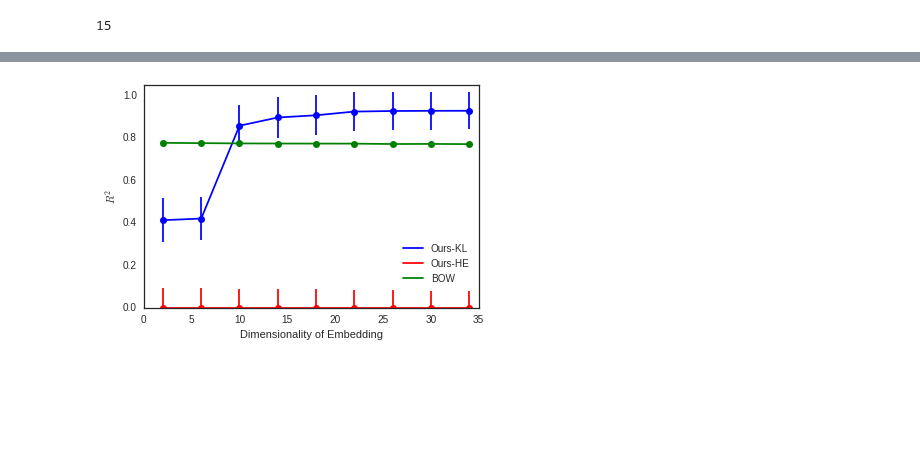
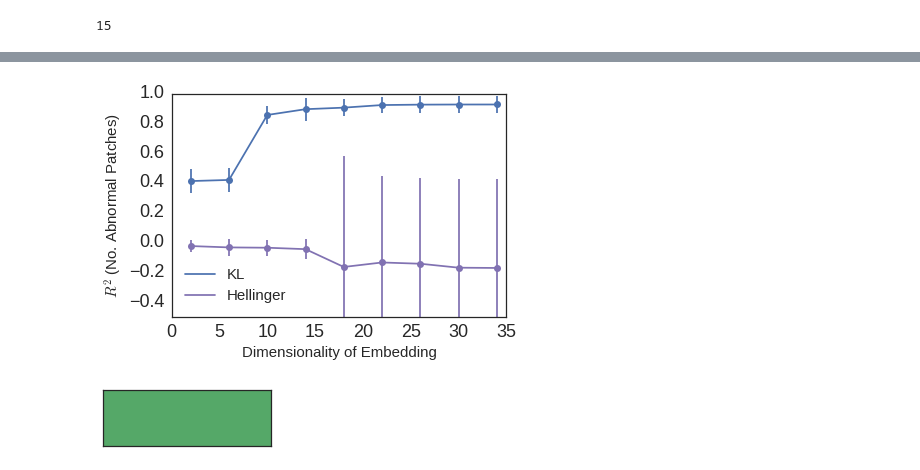
Before and after one commit to sumedhasingla/COPDImageAnalysis, a Jupyter notebook: code/kernelEvaluation.ipynb, the cells around one changed output, grey strips where cells are left out. Cells and saved outputs as stored; diff of their text form; code cells hidden in the pictures; blank space fills up the shorter version.

```diff
--- a/code/kernelEvaluation.ipynb
+++ b/code/kernelEvaluation.ipynb
@@ -36,9 +36,12 @@ def loadSimilarities(fn):
     return loader['similarities']
 
 kernelFN = "./simulatedData/kernel-2000-sym-v2"
+kernelFN = "./simulatedData/kernel-2000-sym-pix-kl"
 kl_sym = loadSimilarities(kernelFN)
-kernelFN = "./simulatedData/kernel-2000-sym-he"
+# kernelFN = "./simulatedData/kernel-2000-sym-he"
+kernelFN = "./simulatedData/kernel-2000-sym-pix-he"
 he_sym = loadSimilarities(kernelFN)
+
 # Note: loaded kernel is the result of
 # - building the KNN graph using KL divergence
 # - symmeterizing the graph: KL is not a distance and is not symmetric, we need distance-symmetry behavior because next step is...
@@ -77,6 +80,9 @@ plt.colorbar()
 psd = ProjectPSD()
 kernelKL = psd.fit_transform(kl_rbf)
 kernelHE = psd.fit_transform(he_rbf)
+# %%
+kernelKL = kl_sym
+kernelHE = he_sym
 # %%
 # Numerical checking
 print "This is some information the projected kernel :"
@@ -332,6 +354,7 @@ for colName in colNameList:
     print "Column name: " + str(colName)
     print "Len(colName): " + str(len(colName))
     print "X.shape: " + str(X_KL.shape)
+    print "X HE: " + str(X_HE.shape)
 
     # make a cross-validation object
     cv = KFold(n=len(subjClasses), n_folds=50, shuffle=False, random_state=0)
@@ -358,7 +381,7 @@ for colName in colNameList:
         print "working on ",k, "...."
         for i, (train, test) in enumerate(cv):
             clf = linear_model.Ridge(alpha=1)
-            r2,s = evalFeatures_Regression(allXy[k][0][train],    # your X (LLE_modified)
+            r2,s,pred = evalFeatures_Regression(allXy[k][0][train],    # your X (LLE_modified)
                                            allXy[k][1][train],    # your y
                                            allXy[k][0][test],     # your X
                                            allXy[k][1][test],clf) # your y
@@ -555,52 +580,68 @@ scoresList = scoresDict['histFHOG_largeRange_setting1']
 
 # compute average of the 50 folds for score and p value
 rAvgUs = np.array([np.mean(scoresList[i]['Ours-KL']) for i in xrange(len(scoresList))])
 rAvgBOW = np.array([np.mean(scoresList[i]['BOW']) for i in xrange(len(scoresList))])
 rAvgHE = np.array([np.mean(scoresList[i]['Ours-HE']) for i in xrange(len(scoresList))])
 rStdUs = np.array([np.std(scoresList[i]['Ours-KL']) for i in xrange(len(scoresList))])
 rStdBOW = np.array([np.std(scoresList[i]['BOW']) for i in xrange(len(scoresList))])
 rStdHE = np.array([np.std(scoresList[i]['Ours-HE']) for i in xrange(len(scoresList))])
 xAxis = np.array([len(colNames) for colNames in colNameList])
 
 # trying stuff with confidence interval
-ciBOW = confidenceInterval(xAxis, rAvgBOW)
-ciUs = confidenceInterval(xAxis, rAvgUs)
-ciHE = confidenceInterval(xAxis, rAvgHE)
+# shortScoresBOW = [scoresList[i]["BOW"] for i in xrange(9)]
+# shortScoresUs = [scoresList[i]["Ours-KL"] for i in xrange(9)]
+# shortScoresHE = [scoresList[i]["Ours-HE"] for i in xrange(9)]
+# ciXBOW, ciYBOW, ciErrBOW = confidenceInterval(colNameList[:9], shortScoresBOW)
+# ciXUs, ciYUs, ciErrUs = confidenceInterval(colNameList[:9], shortScoresUs)
+# ciXHE, ciYHE, ciErrHE = confidenceInterval(colNameList[:9], shortScoresHE)
 
 #limit the R for HE
-rAvgHE[rAvgHE < 0] = 0.0
+# rAvgHE[rAvgHE < 0] = 0.0
 
 import matplotlib.lines as mlines
 
 # plot the average scores
 sns.set_style("white") # -- set background white
 fig = plt.figure()
-plt.plot(xAxis[:9], rAvgUs[:9], color='b')
-plt.plot(xAxis[:9], rAvgBOW[:9], color='g')
-plt.plot(xAxis[:9], rAvgHE[:9], color='r')
+# plt.plot(xAxis[:9], rAvgUs[:9], color='b')
+# plt.plot(xAxis[:9], rAvgBOW[:9], color='g')
+# plt.plot(xAxis[:9], rAvgHE[:9], color='r')
+plt.plot(xAxis[:9], rAvgUs[:9], color=sns.color_palette()[0])
+plt.plot(xAxis[:9], rAvgHE[:9], color=sns.color_palette()[3])
 # plt.title("Cross Validation")
-plt.ylabel(r'$R^2$')
-plt.xlabel("Dimensionality of Embedding")
+plt.ylabel(r'$R^2$ (No. Abnormal Patches)', fontsize=15)
+plt.xlabel("Dimensionality of Embedding", fontsize=15)
 
 # add the error bars
-# plt.errorbar(xAxis[:9], rAvgUs[:9], rStdUs[:9], fmt='o', color='b')
-# plt.errorbar(xAxis[:9], rAvgBOW[:9], rStdBOW[:9], fmt='o', color='g')
-# plt.errorbar(xAxis[:9], rAvgHE[:9], rStdHE[:9], fmt='o', color='r')
-plt.errorbar(xAxis[:9], rAvgUs[:9], ciUs[:9], fmt='o', color='b', capthick=0)
-plt.errorbar(xAxis[:9], rAvgBOW[:9], ciBOW[:9], fmt='o', color='g', capthick=0)
-plt.errorbar(xAxis[:9], rAvgHE[:9], ciHE[:9], fmt='o', color='r', capthick=0)
+plt.errorbar(xAxis[:9], rAvgUs[:9], rStdUs[:9], fmt='o', color=sns.color_palette()[0], capsize=0)
+plt.errorbar(xAxis[:9], rAvgHE[:9], rStdHE[:9], fmt='o', color=sns.color_palette()[3], capsize=0)
+# plt.errorbar(xAxis[:9], ciYBOW, yerr=ciErrBOW, fmt='-o', color='b', capsize=0)
+# plt.errorbar(xAxis[:9], ciYUs, yerr=ciErrUs, fmt='-o', color='g', capsize=0)
+# plt.errorbar(xAxis[:9], ciYHE, yerr=ciErrHE, fmt='-o', color='r', capsize=0)
 
 # add a legend
-l1 = mlines.Line2D([], [], color='b', label="Ours-KL")
-l2 = mlines.Line2D([], [], color='g', label="BOW")
-l3 = mlines.Line2D([], [], color='r', label="Ours-HE")
+l1 = mlines.Line2D([], [], color=sns.color_palette()[0], label="KL")
+l2 = mlines.Line2D([], [], color=sns.color_palette()[1], label="BOW")
+l3 = mlines.Line2D([], [], color=sns.color_palette()[3], label="Hellinger")
 l4 = mlines.Line2D([], [], color='w', label="")
-plt.legend(handles=[l1, l3, l2, l4], loc=4)
+plt.legend(handles=[l1, l3], loc=3, fontsize=15)
 
-plt.ylim(0, 1.05)
+plt.ylim(-.5, 1.0)
+
+# formatting the plot
+ax = plt.gca()
+for tick in ax.xaxis.get_major_ticks():
+    tick.label.set_fontsize(18)
+for tick in ax.yaxis.get_major_ticks():
+    tick.label.set_fontsize(18)
+
 
 # plot the average p values
 plt.show()
-fig.savefig("simulated-embedding-BOW-KL-HE-ci.pdf")
+fig.savefig("simulated-performance-kl-he.pdf", bbox_inches='tight')
 # %% [output]
-[figure, old version]
+[figure, new version]
+# %%
+sns.palplot(sns.color_palette()[1])
+# %% [output]
+[figure, added]
```
Also changed, not shown: parts of 23 cells of this notebook, 2 other files.
